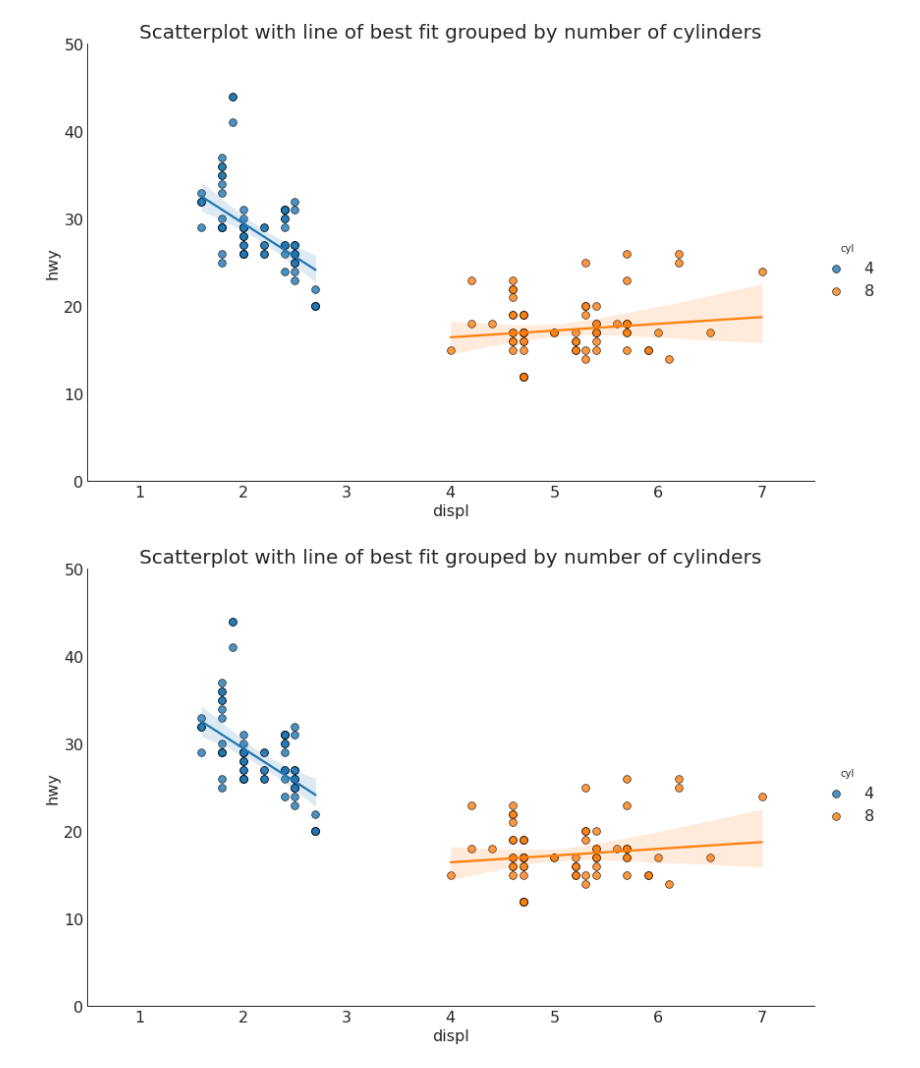
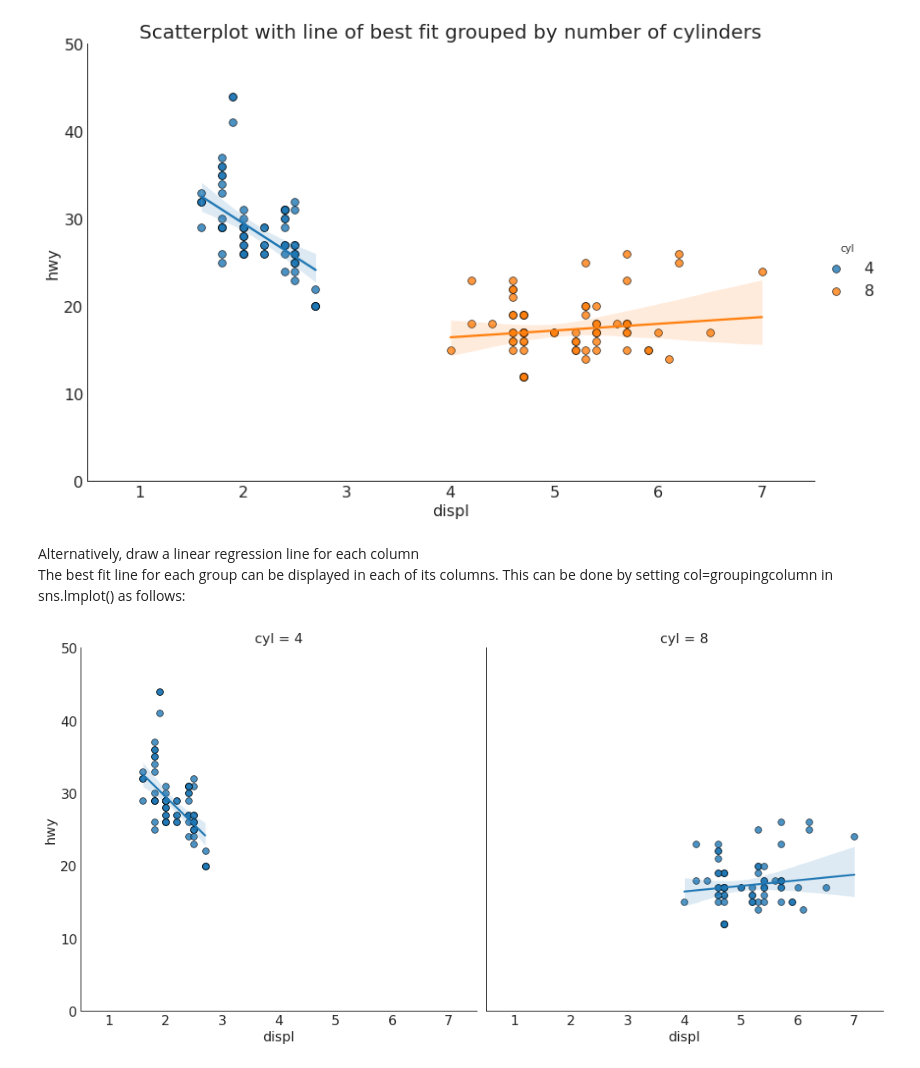
Before and after one commit to bdfd/00Matplotlib_Seaborn_Visualization_World, a Jupyter notebook: code/1.Correleation/S1_Correleation_P3_ScatterPlotWithLinearRegressionOfBestFit.ipynb, the cells around one changed output. Cells and saved outputs as stored; diff of their text form; code cells hidden in the pictures.

```diff
--- a/code/1.Correleation/S1_Correleation_P3_ScatterPlotWithLinearRegressionOfBestFit.ipynb
+++ b/code/1.Correleation/S1_Correleation_P3_ScatterPlotWithLinearRegressionOfBestFit.ipynb
@@ -53,12 +48,23 @@ df_select = df.loc[df.cyl.isin([4,8]), :]
+# %% [markdown]
+Alternatively, draw a linear regression line for each column
+The best fit line for each group can be displayed in each of its columns.  This can be done by setting col=groupingcolumn in sns.lmplot() as follows:
 # %%
-# Step 2: Plot & Decorations
+# Import Data
+df = pd.read_csv("https://raw.githubusercontent.com/bdfd/Jupyter_Notebook_PlayGround/main/dataset%20collection/mpg_ggplot2.csv")
+df_select = df.loc[df.cyl.isin([4,8]), :]
+
+# Each line in its own column
 sns.set_style("white")
-gridobj = sns.lmplot(x="displ", y="hwy", hue="cyl", data=df_select,
-                     height=7, aspect=1.6, robust=True, palette='tab10',
+gridobj = sns.lmplot(x="displ", y="hwy",
+                     data=df_select,
+                     height=7,
+                     robust=True,
+                     palette='Set1',
+                     col="cyl",
                      scatter_kws=dict(s=60, linewidths=.7, edgecolors='black'))
+
 # Decorations
 gridobj.set(xlim=(0.5, 7.5), ylim=(0, 50))
-plt.title("Scatterplot with line of best fit grouped by number of cylinders", fontsize=20)
 plt.show()
 # %% [output]
-[figure, old version]
+[figure, new version]
```
Also changed, not shown: parts of 4 cells of this notebook.
